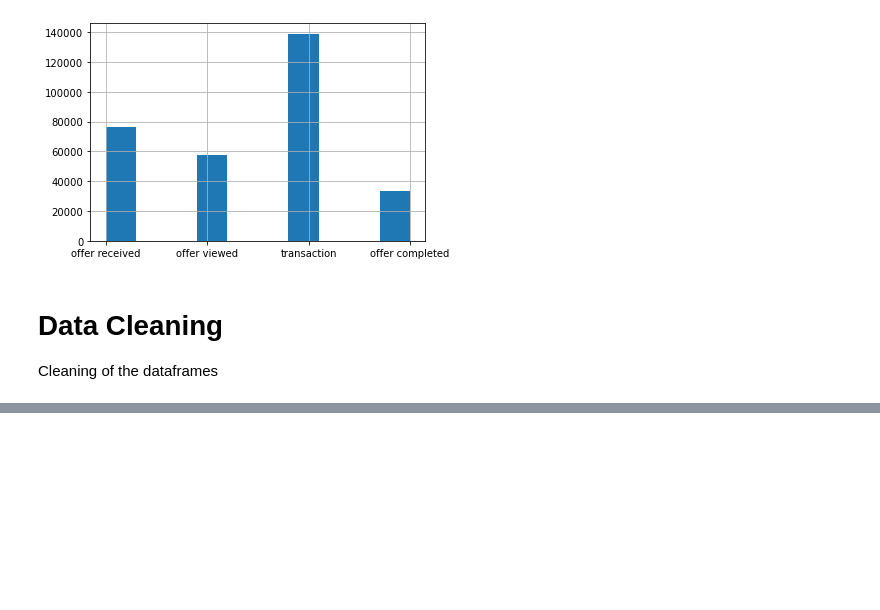
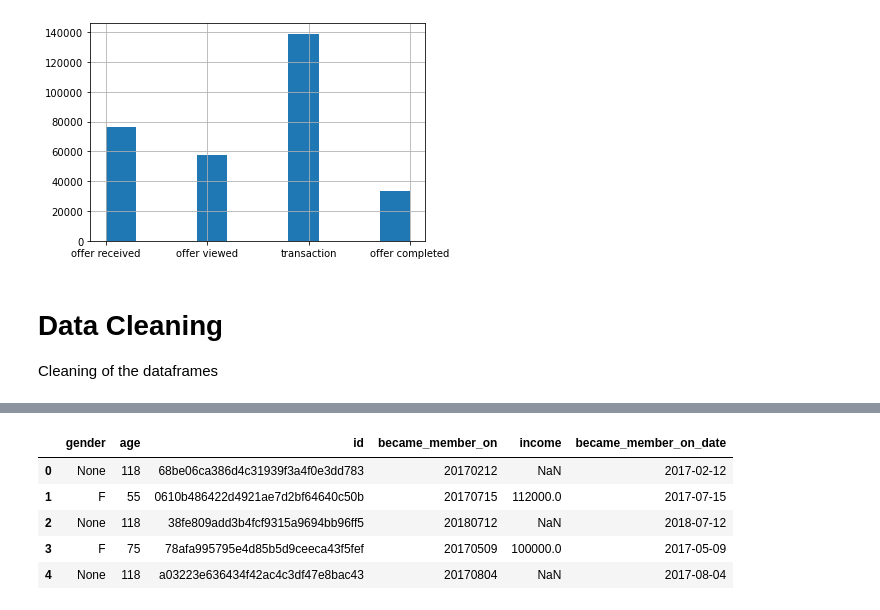
Before and after one commit to Sawy89/dsnd_starbucks_capstone, a Jupyter notebook: Starbucks_Capstone_notebook.ipynb, the cells around one changed output, grey strips where cells are left out. Saved outputs shown, nothing was run; the diff lists cells and outputs as text; code cells hidden in the pictures; blank space fills up the shorter version.

```diff
--- a/Starbucks_Capstone_notebook.ipynb
+++ b/Starbucks_Capstone_notebook.ipynb
@@ -166,3 +167,14 @@ portfolio.head()
 | 2 | 0 | [web, email, mobile] | 0 | 4 | informational | 3f207df678b143eea3cee63160fa8bed | 1 | 1 | 0 | 1 |
 | 3 | 5 | [web, email, mobile] | 5 | 7 | bogo | 9b98b8c7a33c4b65b9aebfe6a799e6d9 | 1 | 1 | 0 | 1 |
 | 4 | 5 | [web, email] | 20 | 10 | discount | 0b1e1539f2cc45b7b9fa7c272da2e1d7 | 1 | 0 | 0 | 1 |
+# %%
+# Convert become_member_on in datetime
+profile['became_member_on_date'] = pd.to_datetime(profile['became_member_on'], format='%Y%m%d')
+profile.head()
+# %% [output]
+|  | gender | age | id | became_member_on | income | became_member_on_date |
+| 0 | None | 118 | 68be06ca386d4c31939f3a4f0e3dd783 | 20170212 | NaN | 2017-02-12 |
+| 1 | F | 55 | 0610b486422d4921ae7d2bf64640c50b | 20170715 | 112000.0 | 2017-07-15 |
+| 2 | None | 118 | 38fe809add3b4fcf9315a9694bb96ff5 | 20180712 | NaN | 2018-07-12 |
+| 3 | F | 75 | 78afa995795e4d85b5d9ceeca43f5fef | 20170509 | 100000.0 | 2017-05-09 |
+| 4 | None | 118 | a03223e636434f42ac4c3df47e8bac43 | 20170804 | NaN | 2017-08-04 |
```
Also changed, not shown: parts of 2 cells of this notebook.
